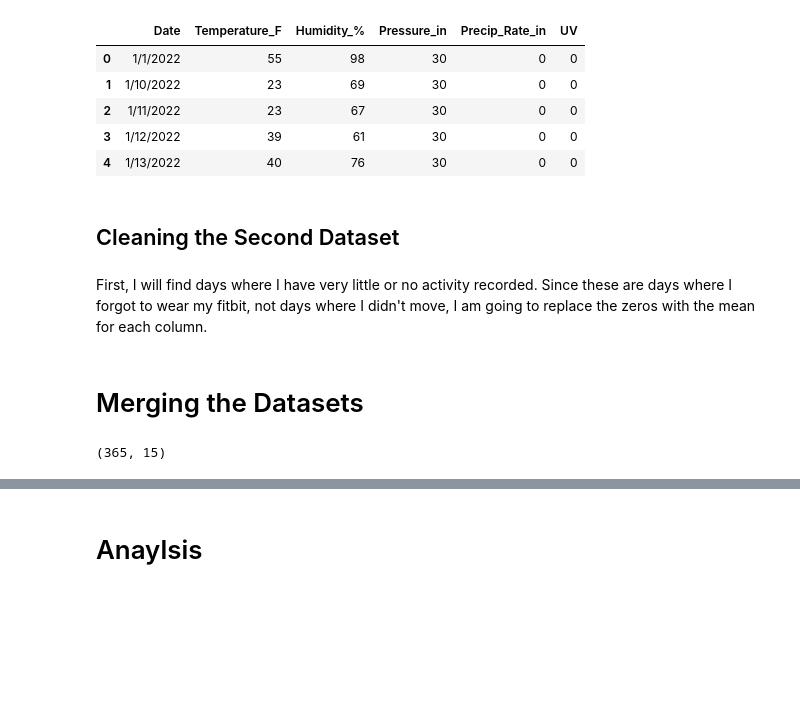
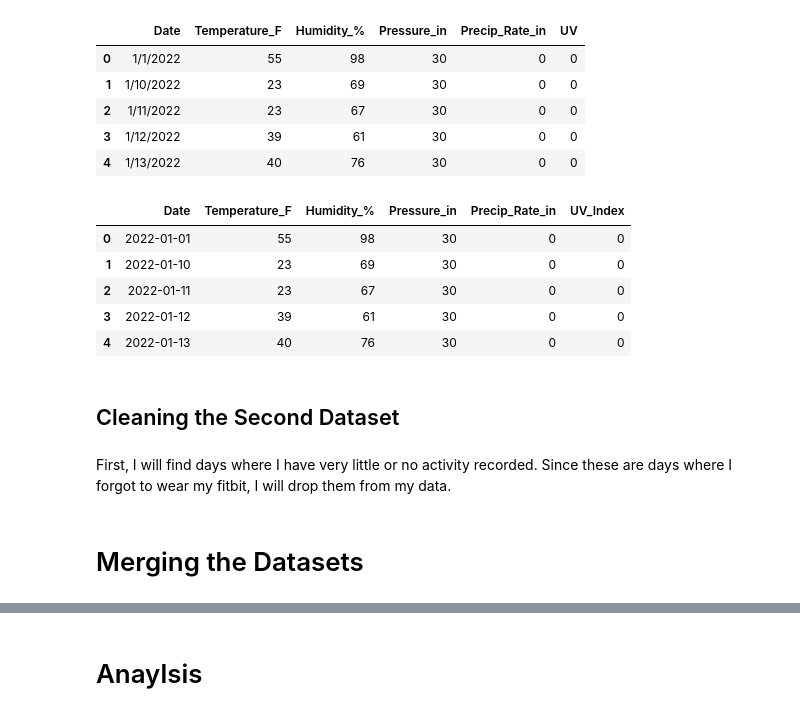
Before and after one commit to RebeccaVachon/Weather_Effects, a Jupyter notebook: comparison.ipynb, the cells around one changed output, grey strips where cells are left out. Saved outputs shown, nothing was run; the diff lists cells and outputs as text; code cells hidden in the pictures; blank space fills up the shorter version.

```diff
--- a/comparison.ipynb
+++ b/comparison.ipynb
@@ -111,8 +101,17 @@ daily_weather_df['Date'] = pd.to_datetime(daily_weather_df['Date'])
 # %%
 # renaming a column to be more specific
 daily_weather_df.rename(columns={"UV": "UV_Index"}, inplace=True)
+
+daily_weather_df.head()
+# %% [output]
+|  | Date | Temperature_F | Humidity_% | Pressure_in | Precip_Rate_in | UV_Index |
+| 0 | 2022-01-01 | 55 | 98 | 30 | 0 | 0 |
+| 1 | 2022-01-10 | 23 | 69 | 30 | 0 | 0 |
+| 2 | 2022-01-11 | 23 | 67 | 30 | 0 | 0 |
+| 3 | 2022-01-12 | 39 | 61 | 30 | 0 | 0 |
+| 4 | 2022-01-13 | 40 | 76 | 30 | 0 | 0 |
 # %% [markdown]
 ## Cleaning the Second Dataset
 # %% [markdown]
-First, I will find days where I have very little or no activity recorded. Since these are days where I forgot to wear my fitbit, not days where I didn't move, I am going to replace the zeros with the mean for each column.
+First, I will find days where I have very little or no activity recorded. Since these are days where I forgot to wear my fitbit, I will drop them from my data.
 # %%
@@ -151,11 +134,7 @@ for x in cols:
 # %% [markdown]
 # Merging the Datasets
 # %%
-merged_df = pd.merge(daily_weather_df, fitbit_df, how='outer')
+merged_df = pd.merge(daily_weather_df, fitbit_df, how='inner')
 
 # sorting by date
 merged_df = merged_df.sort_values(by=['Date'])
-
-merged_df.shape
-# %% [output]
-(365, 15)
```
Also changed, not shown: parts of 18 cells of this notebook.
